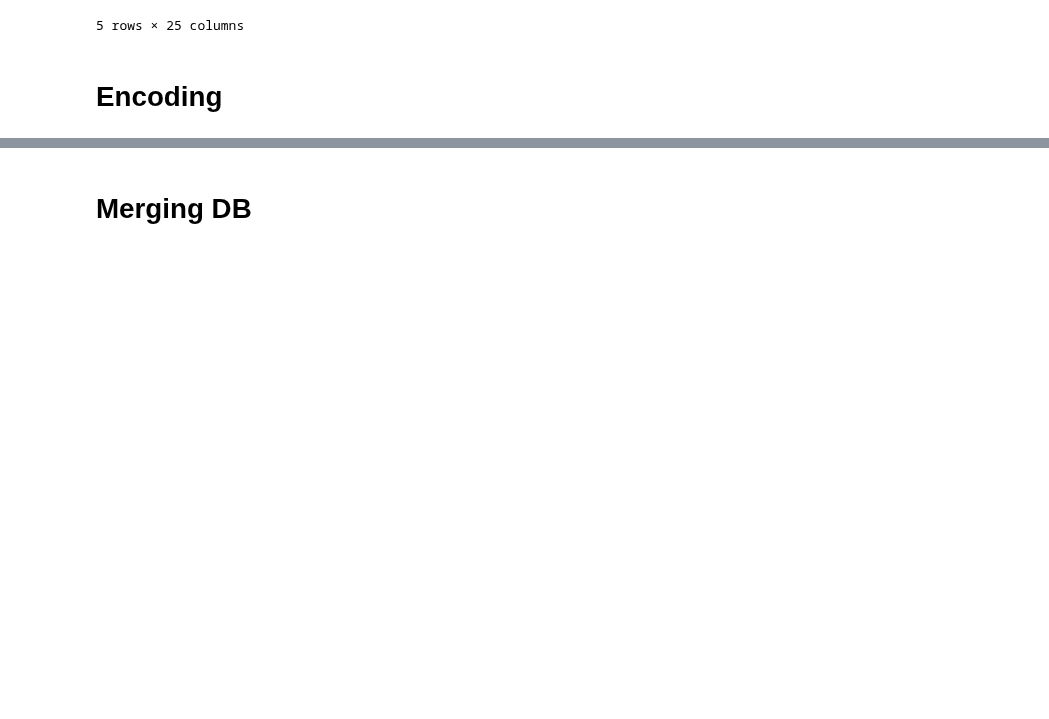
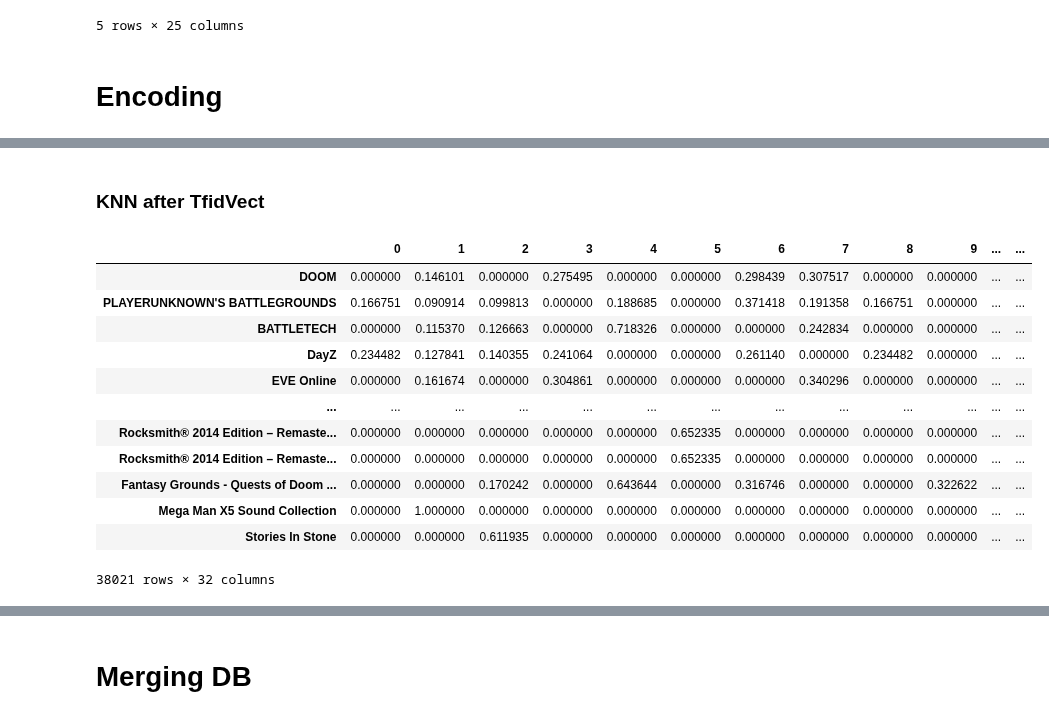
Before and after one commit to JoaoMarques1/find_your_inner_gamer, a Jupyter notebook: notebooks/Merging.ipynb, the cells around one changed output, grey strips where cells are left out. Drawn from its saved outputs; the diff is of its cells as text; code cells hidden in the pictures; blank space fills up the shorter version.

```diff
--- a/notebooks/Merging.ipynb
+++ b/notebooks/Merging.ipynb
@@ -545,0 +608,18 @@ sorted_tfidf_list
+# %% [markdown]
+### KNN after TfidVect
+# %%
+X_proj
+# %% [output]
+|  | 0 | 1 | 2 | 3 | 4 | 5 | 6 | 7 | 8 | 9 | ... | ... |
+| DOOM | 0.000000 | 0.146101 | 0.000000 | 0.275495 | 0.000000 | 0.000000 | 0.298439 | 0.307517 | 0.000000 | 0.000000 | ... | ... |
+| PLAYERUNKNOWN'S BATTLEGROUNDS | 0.166751 | 0.090914 | 0.099813 | 0.000000 | 0.188685 | 0.000000 | 0.371418 | 0.191358 | 0.166751 | 0.000000 | ... | ... |
+| BATTLETECH | 0.000000 | 0.115370 | 0.126663 | 0.000000 | 0.718326 | 0.000000 | 0.000000 | 0.242834 | 0.000000 | 0.000000 | ... | ... |
+| DayZ | 0.234482 | 0.127841 | 0.140355 | 0.241064 | 0.000000 | 0.000000 | 0.261140 | 0.000000 | 0.234482 | 0.000000 | ... | ... |
+| EVE Online | 0.000000 | 0.161674 | 0.000000 | 0.304861 | 0.000000 | 0.000000 | 0.000000 | 0.340296 | 0.000000 | 0.000000 | ... | ... |
+| ... | ... | ... | ... | ... | ... | ... | ... | ... | ... | ... | ... | ... |
+| Rocksmith® 2014 Edition – Remaste... | 0.000000 | 0.000000 | 0.000000 | 0.000000 | 0.000000 | 0.652335 | 0.000000 | 0.000000 | 0.000000 | 0.000000 | ... | ... |
+| Rocksmith® 2014 Edition – Remaste... | 0.000000 | 0.000000 | 0.000000 | 0.000000 | 0.000000 | 0.652335 | 0.000000 | 0.000000 | 0.000000 | 0.000000 | ... | ... |
+| Fantasy Grounds - Quests of Doom ... | 0.000000 | 0.000000 | 0.170242 | 0.000000 | 0.643644 | 0.000000 | 0.316746 | 0.000000 | 0.000000 | 0.322622 | ... | ... |
+| Mega Man X5 Sound Collection | 0.000000 | 1.000000 | 0.000000 | 0.000000 | 0.000000 | 0.000000 | 0.000000 | 0.000000 | 0.000000 | 0.000000 | ... | ... |
+| Stories In Stone | 0.000000 | 0.000000 | 0.611935 | 0.000000 | 0.000000 | 0.000000 | 0.000000 | 0.000000 | 0.000000 | 0.000000 | ... | ... |
+38021 rows × 32 columns
```
Also changed, not shown: parts of 18 cells of this notebook.
